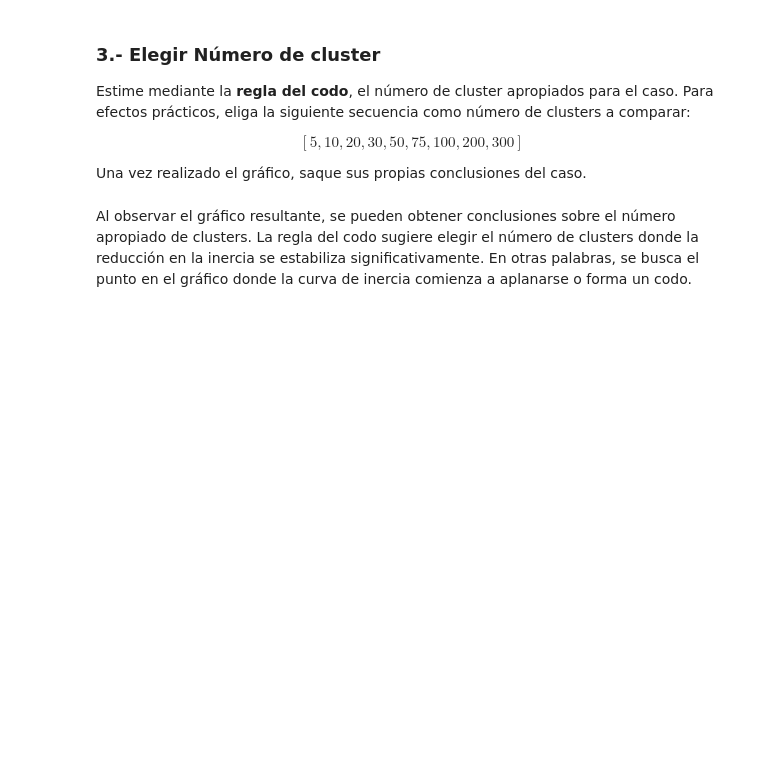
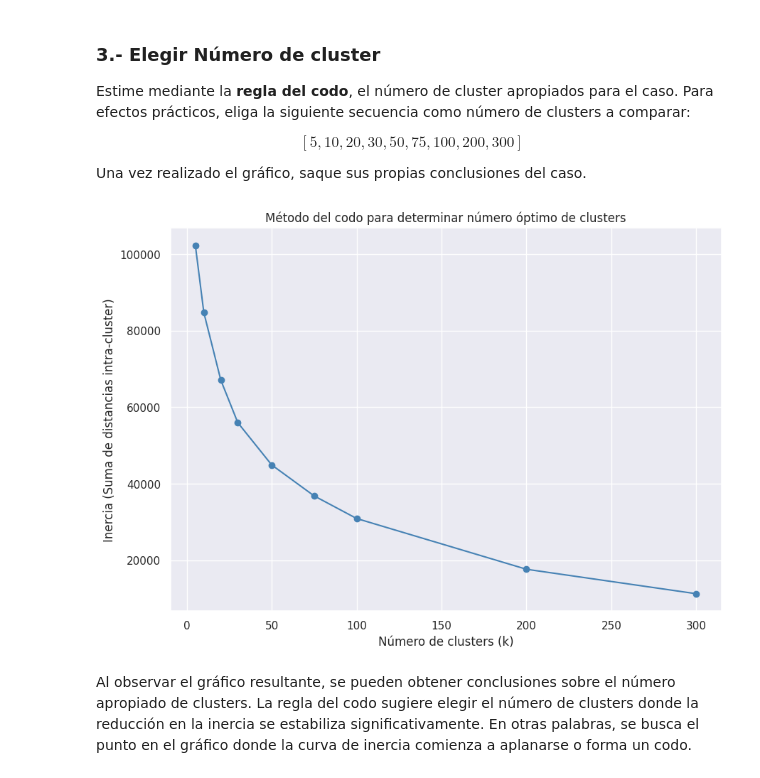
Before and after one commit to baitiarecorvalan/MAT281-Entregables, a Jupyter notebook: docs/codes/labs/lab_08.ipynb, the cells around one changed output. Cells and saved outputs as stored; diff of their text form; code cells hidden in the pictures; blank space fills up the shorter version.

```diff
--- a/docs/codes/labs/lab_08.ipynb
+++ b/docs/codes/labs/lab_08.ipynb
@@ -192,3 +206,22 @@ Una vez realizado el gráfico, saque sus propias conclusiones del caso.
+# %%
+cant_cluster= [5, 10, 20, 30, 50, 75, 100, 200, 300]
+inercias= []
+# Se calcula inercia para cada cantidad pedida
+for i in cant_cluster:
+    kmeans=KMeans(n_clusters=i, random_state=42, n_init=10)
+    kmeans.fit(df_procesado.drop(columns="cluster"))  # analizamos sin la columna cluster
+    inercias.append(kmeans.inertia_)
+# %%
+# Graficar regla del codo
+plt.figure(figsize=(10,7))
+plt.plot(cant_cluster, inercias, marker='o', linestyle='-', color='steelblue')
+plt.title('Método del codo para determinar número óptimo de clusters')
+plt.xlabel('Número de clusters (k)')
+plt.ylabel('Inercia (Suma de distancias intra-cluster)')
+plt.grid(True)
+plt.show()
+# %% [output]
+[figure, added]
 # %% [markdown]
 Al observar el gráfico resultante, se pueden obtener conclusiones sobre el número apropiado de clusters. La regla del codo sugiere elegir el número de clusters donde la reducción en la inercia se estabiliza significativamente. En otras palabras, se busca el punto en el gráfico donde la curva de inercia comienza a aplanarse o forma un codo.
 # %% [markdown]
```
Also changed, not shown: parts of 3 cells of this notebook.
